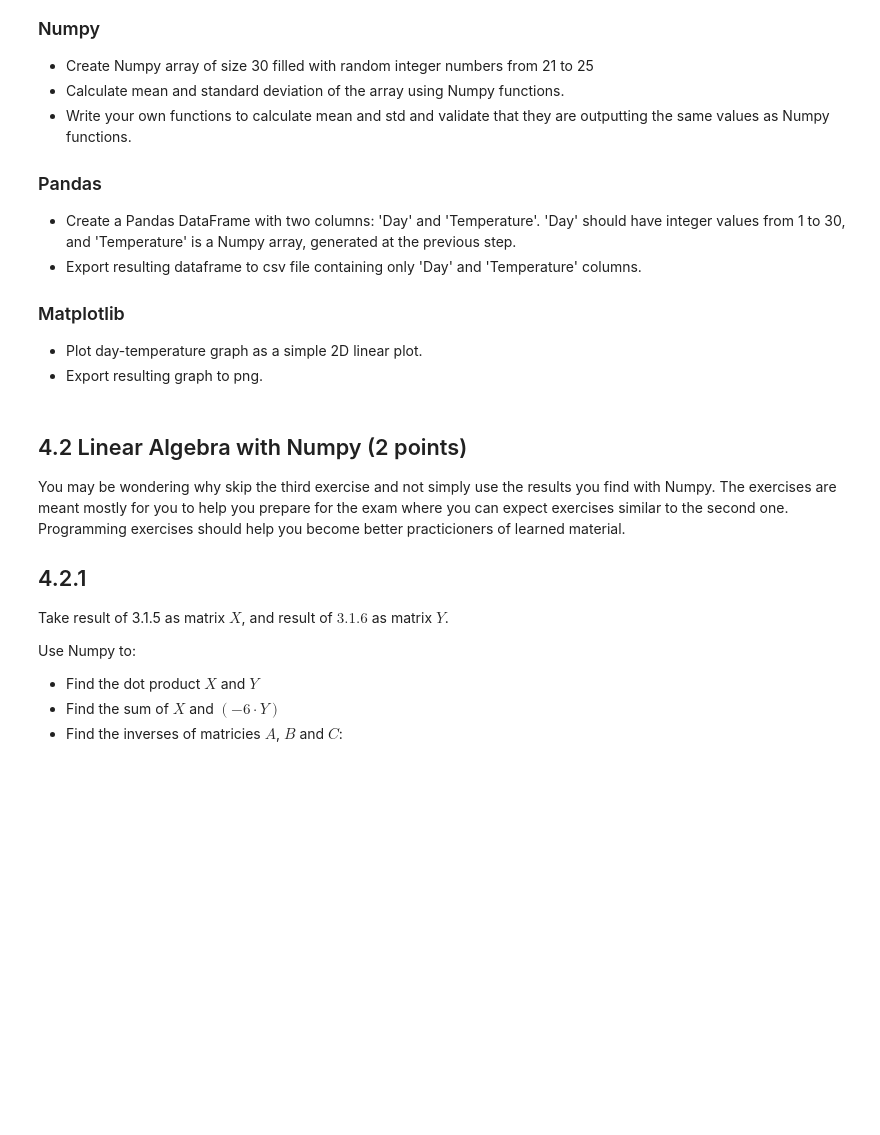
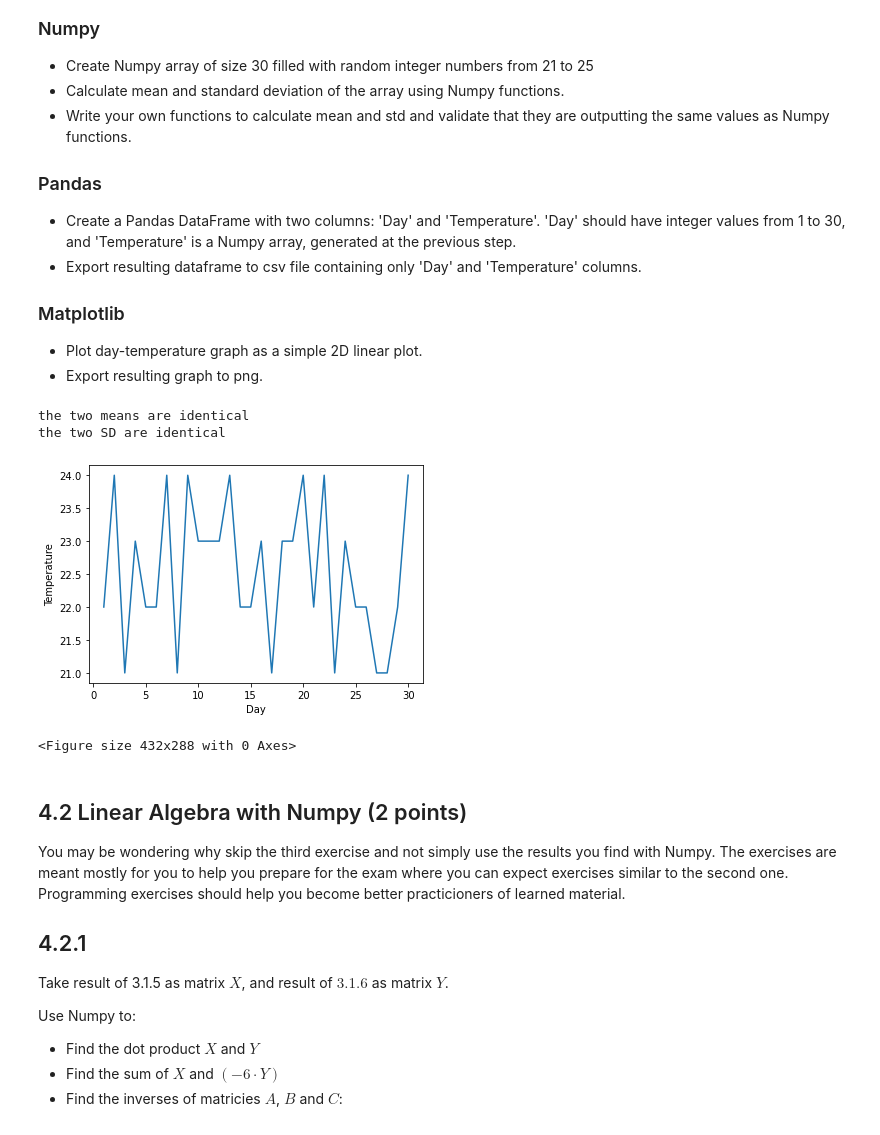
Before and after one commit to lflage/NNIA_22_23, a Jupyter notebook: Assignment_1/assignment_1_fixed.ipynb, the cells around one changed output. Cells and saved outputs as stored; diff of their text form; code cells hidden in the pictures; blank space fills up the shorter version.

```diff
--- a/Assignment_1/assignment_1_fixed.ipynb
+++ b/Assignment_1/assignment_1_fixed.ipynb
@@ -181,3 +218,77 @@ There are some tutorial links about Pandas:
+# %%
+# Numpy
+
+# Create Numpy array of size 30 filled with random integer numbers from 21 to 25
+numpy_array=np.random.randint(21,25,30)
+
+# Calculate mean and standard deviation of the array using Numpy functions
+mean=np.mean(numpy_array)
+st_dev=np.std(numpy_array)
+
+# Write your own functions to calculate mean and std and validate that they are outputting the same values as Numpy functions.
+def mean_funct(array):
+    mean=np.sum(array)/len(array)
+    return mean
+
+mean_fun=mean_funct(numpy_array)
+
+if mean == mean_fun:
+    print("the two means are identical")
+else:
+    print("the two means are different", "numpy mean=", mean, "my funct=",mean_funct)
+
+def std(array):
+    #std = sqrt(mean(x))
+    #x = abs(a - a.mean())**2
+    #sqrt = x.sum() / N
+    #N = len(x)
+    mean=mean_fun
+    N = len(array)
+    data_points_from_mean=[]
+    for elem in array:
+        data_points_from_mean.append((elem-mean)**2)
+    data_points_from_mean=np.array(data_points_from_mean)
+    st_dev_fun = np.sqrt(np.sum(data_points_from_mean)/N)
+    return st_dev_fun
+
+st_dev_fun=std(numpy_array)
+
+if st_dev == st_dev_fun:
+    print("the two SD are identical")
+else:
+    print("the two SD are different", "numpy st_dev =", st_dev, ", my st_dev=", st_dev_fun)
+
+
+# Pandas
+
+# Create a Pandas DataFrame with two columns: 'Day' and 'Temperature'.
+#'Day' should have integer values from 1 to 30, and 'Temperature' is a Numpy array, generated at the previous step.
+day = np.arange(1,31, dtype=int)
+temp = numpy_array
+data_frame_prep={'Day':day, 'Temperature':temp}
+data_frame=pd.DataFrame(data_frame_prep)
+
+#Export resulting dataframe to csv file containing only 'Day' and 'Temperature' columns.
+#header = ['Day', 'Temperature']
+data_frame.to_csv('pdDataFrame_output.csv',index=None)
+
+# Matplotlib
+
+# Plot day-temperature graph as a simple 2D linear plot
+fig=plt.figure()
+plt.plot(data_frame.Day, data_frame.Temperature)
+plt.xlabel('Day')
+plt.ylabel('Temperature')
+
+plt.show()
+
+# Export resulting graph to png.
+plt.savefig('tempxday.png')
+# %% [output]
+the two means are identical
+the two SD are identical
+[figure, added]
+<Figure size 432x288 with 0 Axes>
 # %% [markdown]
 ## 4.2 Linear Algebra with Numpy (2 points)
 
```
Also changed, not shown: parts of 7 cells of this notebook, 3 other files.
